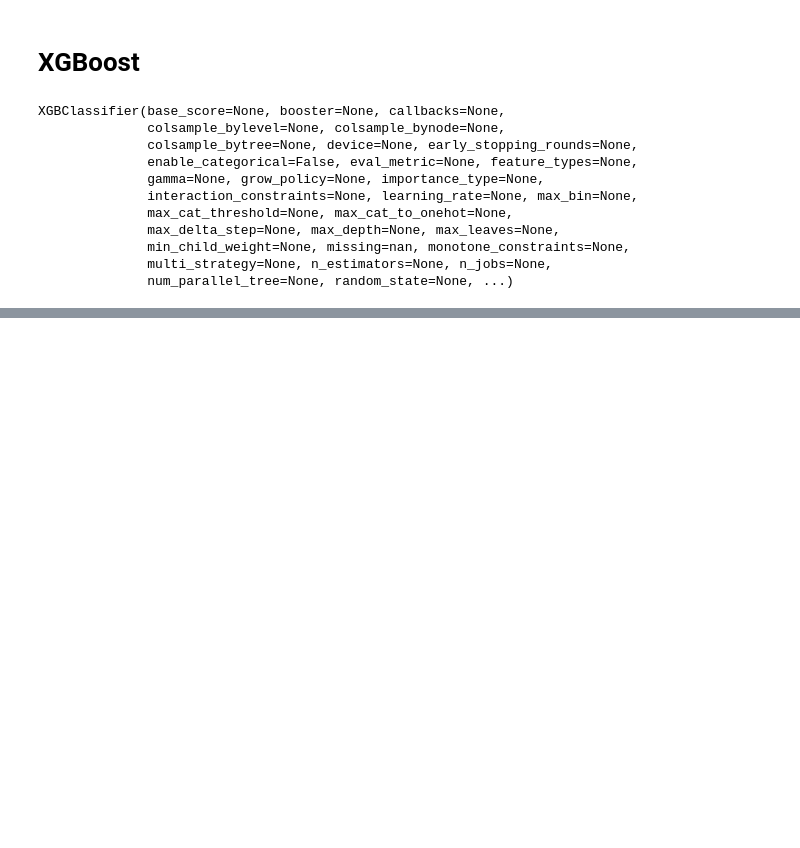
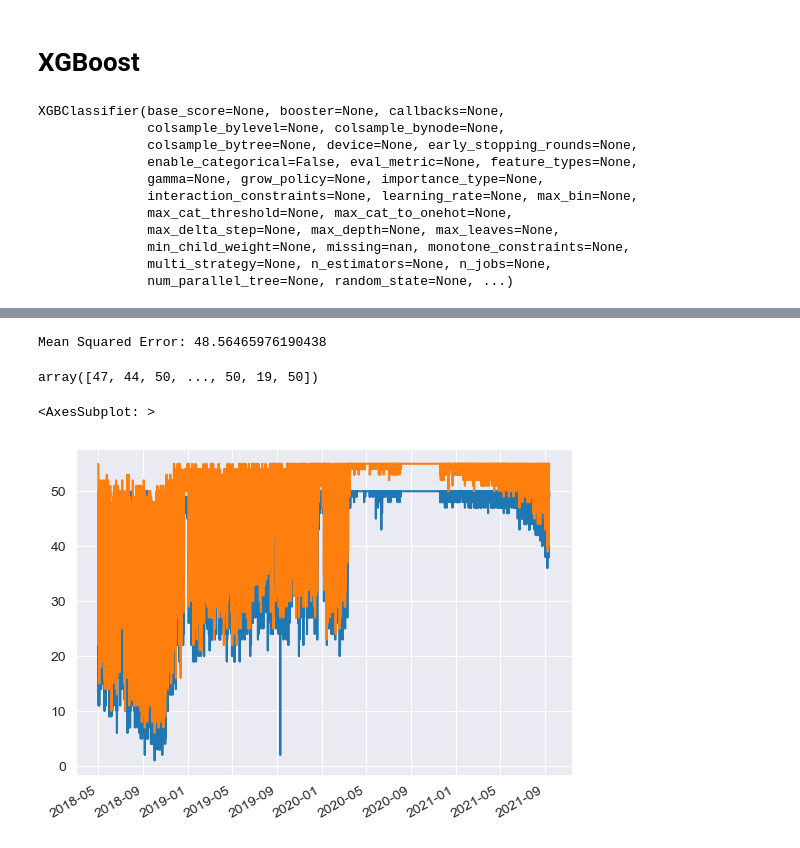
Before and after one commit to denny-lehman/ev_charging, a Jupyter notebook: models/LSTM_XGB.ipynb, the cells around one changed output, grey strips where cells are left out. Cells and saved outputs as stored; diff of their text form; code cells hidden in the pictures; blank space fills up the shorter version.

```diff
--- a/models/LSTM_XGB.ipynb
+++ b/models/LSTM_XGB.ipynb
@@ -263,0 +305,8 @@ Mean Squared Error: 0.1947876121171095
+# %%
+lstm_model = Sequential()
+lstm_model.add(LSTM(4, input_shape=(1, X_train_LSTM.shape[1])))
+lstm_model.add(Dense(1))
+lstm_model.compile(loss='mean_squared_error', optimizer='adam')
+# %%
+X_train_LSTM = np.reshape(X_train_LSTM.values.astype(float), (X_train_LSTM.shape[0], 1, X_train_LSTM.shape[1]))
+X_test_LSTM = np.reshape(X_test_LSTM.values.astype(float), (X_test_LSTM.shape[0], 1, X_test_LSTM.shape[1]))
@@ -263,0 +323,2 @@ Mean Squared Error: 0.1947876121171095
+# %%
+lstm_model.fit(X_train_LSTM, y_train, epochs=10, batch_size=8, verbose=2)
@@ -263,0 +347,2 @@ Mean Squared Error: 0.1947876121171095
+# %%
+predictions = lstm_model.predict(X_test_LSTM)
@@ -263,0 +351,17 @@ Mean Squared Error: 0.1947876121171095
+# %%
+score = mean_squared_error(y_test, predictions)
+print(f'Mean Squared Error: {score}')
+# %% [output]
+Mean Squared Error: 48.56465976190438
+# %%
+y_pred = pd.Series(predictions, index=X_test.index)
+# %% [output]
+array([47, 44, 50, ..., 50, 19, 50])
+# %%
+y_pred = pd.Series(predictions, index=X_test.index).sort_index()
+y_pred.plot()
+y_test = y_test.sort_index()
+y_test.plot()
+# %% [output]
+<AxesSubplot: >
+[figure, added]
```
Also changed, not shown: parts of 46 cells of this notebook, 5 other files.
